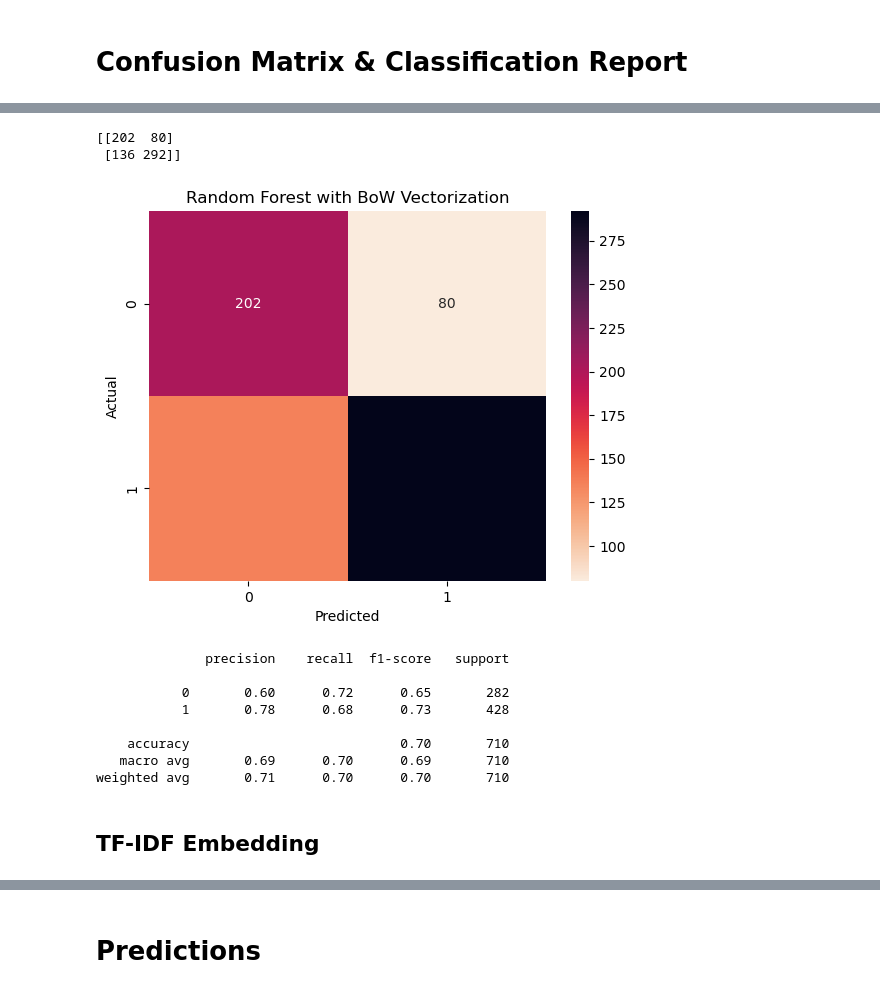
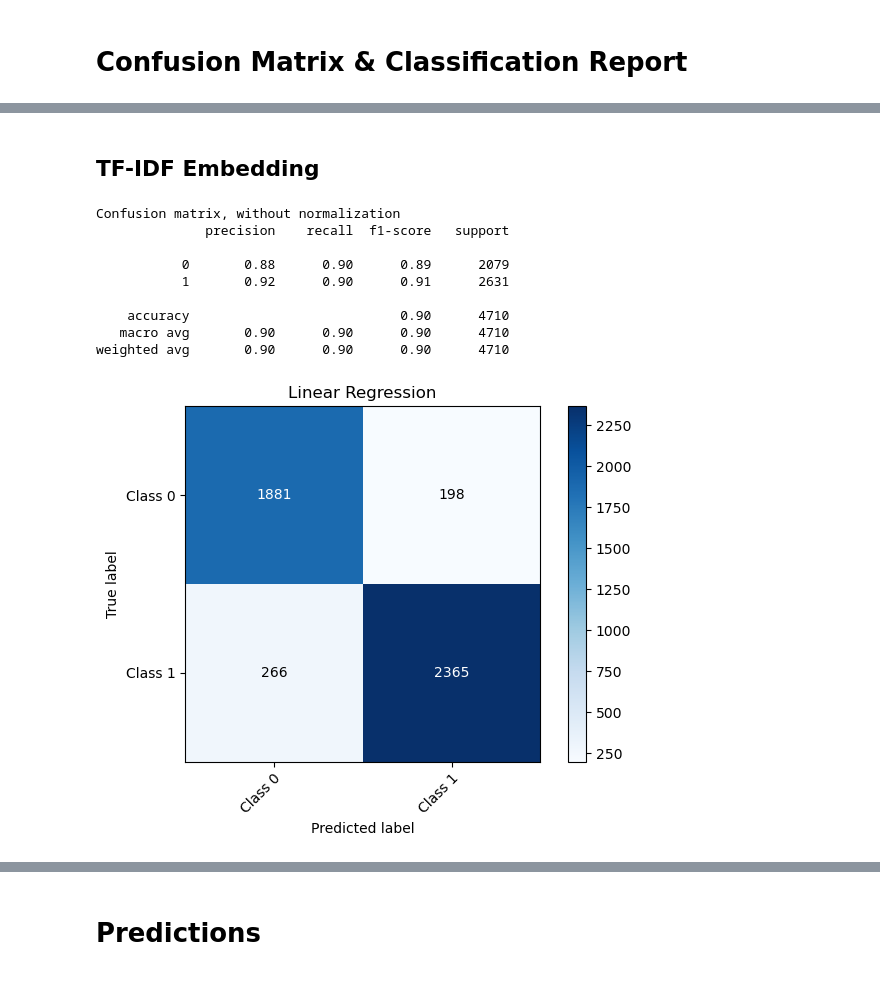
Before and after one commit to Yichen-Z/cis583_project, a Jupyter notebook: detect_stress.ipynb, the cells around one changed output, grey strips where cells are left out. Drawn from its saved outputs; the diff is of its cells as text; code cells hidden in the pictures.

```diff
--- a/detect_stress.ipynb
+++ b/detect_stress.ipynb
@@ -536,14 +379,0 @@ weighted avg       0.74      0.74      0.74       710
-# %%
-get_basic_report(model=model_rf, features=X_test, target=y_test, plot_title='Random Forest with BoW Vectorization')
-# %% [output]
-[[202  80]
- [136 292]]
-[figure, removed]
-              precision    recall  f1-score   support
-
-           0       0.60      0.72      0.65       282
-           1       0.78      0.68      0.73       428
-
-    accuracy                           0.70       710
-   macro avg       0.69      0.70      0.69       710
-weighted avg       0.71      0.70      0.70       710
@@ -550,2 +387,15 @@ weighted avg       0.71      0.70      0.70       710
 # %% [markdown]
 ## TF-IDF Embedding
+# %%
+get_basic_report(model=lr_td, features=X_test_td, target=y_test_td, plot_title=['Class 0', 'Class 1'],title='Linear Regression')
+# %% [output]
+Confusion matrix, without normalization
+              precision    recall  f1-score   support
+
+           0       0.88      0.90      0.89      2079
+           1       0.92      0.90      0.91      2631
+
+    accuracy                           0.90      4710
+   macro avg       0.90      0.90      0.90      4710
+weighted avg       0.90      0.90      0.90      4710
+[figure, added]
```
Also changed, not shown: parts of 44 cells of this notebook, 1 other file.
